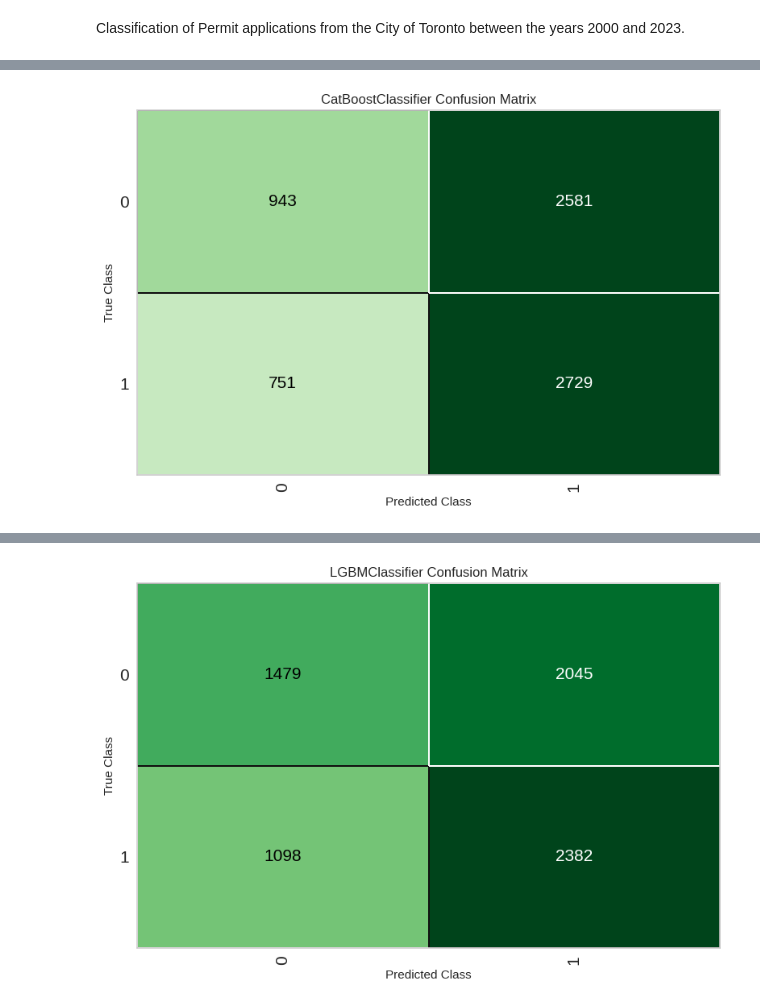
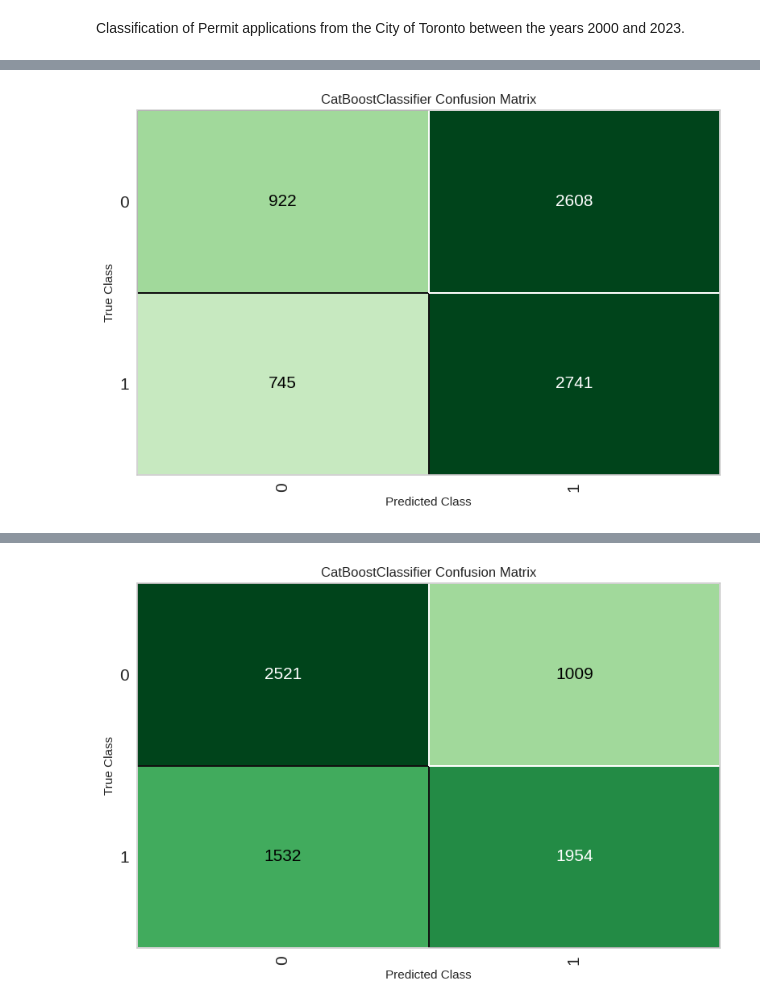
Before and after one commit to ThesanR/TorontoPermitClassification, a Jupyter notebook: PermitClass.ipynb, the cells around one changed output, grey strips where cells are left out. Saved outputs shown, nothing was run; the diff lists cells and outputs as text; code cells hidden in the pictures.

```diff
--- a/PermitClass.ipynb
+++ b/PermitClass.ipynb
@@ -98,10 +118,16 @@ app_time['PROCESS_TIME'] = pd.cut(x=app_time_days['TIME_DAYS'], bins=[0, 7, 31,
 '''
 
 # 12. Drop original columns (Permit number, Application date, Issued date) that will be replaced by the transformed data (Application year, process time).
-df = df.drop(['PERMIT_NUM', 'APPLICATION_DATE', 'ISSUED_DATE'], axis=1)
-df = pd.concat([df, app_time], axis=1)
+year_float = df.APPLICATION_YEAR.astype(float)
+dfbinaries = (pd.get_dummies(df[{'PERMIT_TYPE','STRUCTURE_TYPE','WORK'}], prefix = ['PT','ST','W'])).astype(float)
+df = df.drop(['APPLICATION_YEAR', 'PERMIT_NUM', 'APPLICATION_DATE', 'ISSUED_DATE', 'PERMIT_TYPE', 'STRUCTURE_TYPE', 'WORK'], axis=1)
+
+df = pd.concat([year_float, dfbinaries, df, app_time], axis=1)
 # 12a. Dropping null values.
 df = df.dropna()
+
+
+#dfTEST = df[~df['PERMIT_TYPE'].isin((df['PERMIT_TYPE'].value_counts())[(df['PERMIT_TYPE'].value_counts()) < 500].index)]
 
 # 12b. Dropping columns to test classification.
 #df = df.drop(['PERMIT_TYPE', 'STRUCTURE_TYPE', 'WORK'], axis=1)
@@ -316,0 +327,5 @@ best_long = s_long.compare_models()
+# %%
+#COMPARING MODELS FOR MEDIUM PROJECTS
+
+#best_medium = s_medium.compare_models()
+best_medium = create_model('catboost')
@@ -316,0 +349,5 @@ best_long = s_long.compare_models()
+# %%
+#COMPARING MODELS FOR LONG PROJECTS
+
+#best_long = s_long.compare_models()
+best_long = create_model('catboost')
@@ -317,11 +371,13 @@ best_long = s_long.compare_models()
 # %%
-plot_model(best_short, plot = 'confusion_matrix')
-plot_model(best_medium, plot = 'confusion_matrix')
-plot_model(best_long, plot = 'confusion_matrix')
+#PLOTTING CONFUSION MATRICES FOR EACH PROJECT TYPE
+
+conf_short = plot_model(best_short, plot = 'confusion_matrix')
+conf_medium = plot_model(best_medium, plot = 'confusion_matrix')
+conf_long = plot_model(best_long, plot = 'confusion_matrix')
 # %% [output]
 [interactive output not drawn]
 [figure]
 [interactive output not drawn]
-[figure, old version]
+[figure, new version]
 [interactive output not drawn]
 [figure]
```
Also changed, not shown: parts of 17 cells of this notebook.
